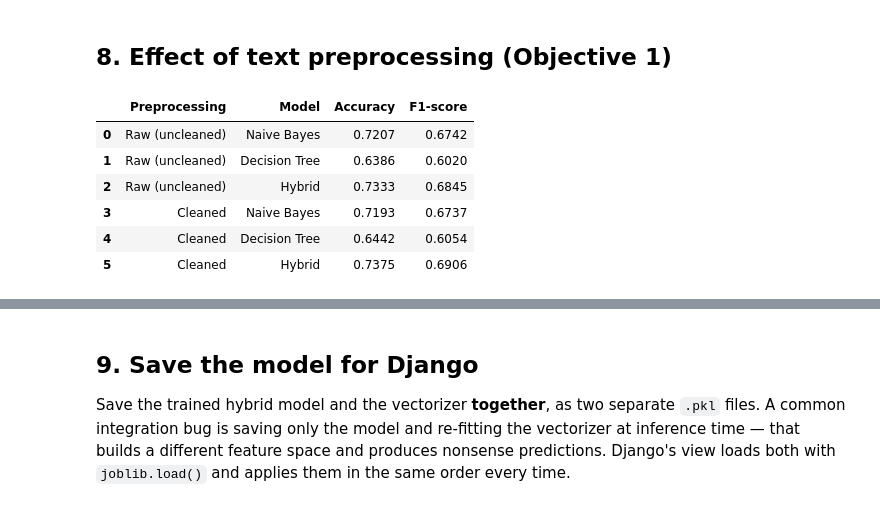
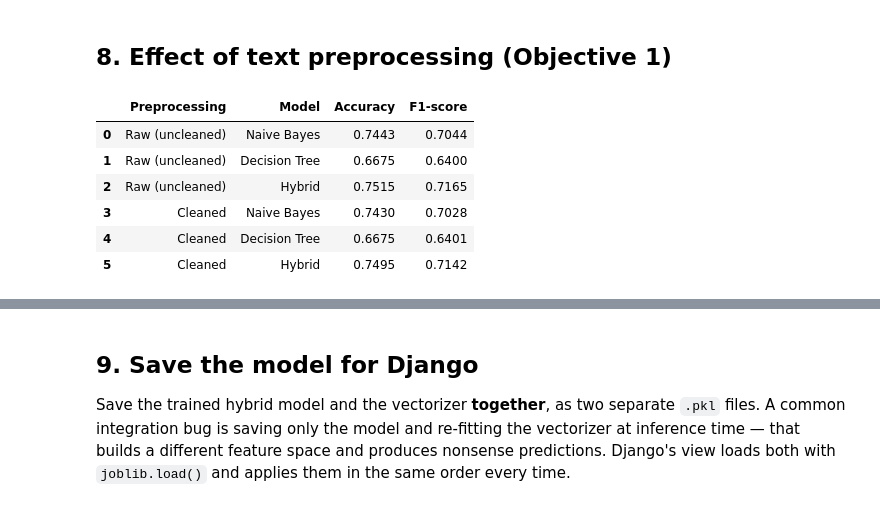
Before and after one commit to reymark-villanueva/sentiment-sorting, a Jupyter notebook: sentiment_sorting_merged_library_V2.ipynb, the cells around one changed output, grey strips where cells are left out. Drawn from its saved outputs; the diff is of its cells as text; code cells hidden in the pictures.

```diff
--- a/sentiment_sorting_merged_library_V2.ipynb
+++ b/sentiment_sorting_merged_library_V2.ipynb
@@ -98,6 +131,9 @@ the local negative and neutral classes are.
 # %%
+aug = df[df['source'] == AUG_SOURCE]
+base = df[df['source'] != AUG_SOURCE]
 train, test = train_test_split(
-    df, test_size=0.20, stratify=df['sentiment'], random_state=RANDOM_STATE)
+    base, test_size=0.20, stratify=base['sentiment'], random_state=RANDOM_STATE)
+train = pd.concat([train, aug], ignore_index=True)   # augmentation rows are training-only
 
 X_train, y_train = train['clean'], train['sentiment']
 X_test,  y_test  = test['clean'],  test['sentiment']
@@ -118,7 +154,7 @@ Library-facilities rows in test: 16
 # %% [markdown]
 ## 4. Naive Bayes
 # %%
-nb = MultinomialNB(alpha=0.3)
+nb = make_nb()
 nb.fit(Xtr, y_train)
 nb_pred = nb.predict(Xte)
 
@@ -144,7 +180,7 @@ weighted avg      0.720     0.719     0.713      1425
 # %% [markdown]
 ## 5. Decision Tree
 # %%
-dt = DecisionTreeClassifier(class_weight='balanced', min_samples_leaf=2, random_state=RANDOM_STATE)
+dt = make_dt()
 dt.fit(Xtr, y_train)
 dt_pred = dt.predict(Xte)
 
@@ -175,12 +214,19 @@ threshold, the Decision Tree decides instead.
 # %%
 class Hybrid(BaseEstimator, ClassifierMixin):
-    def __init__(self, threshold=0.9):
+    def __init__(self, threshold=0.9, nb_alpha=0.3, calibration=None, max_depth=None, min_samples_leaf=2):
         self.threshold = threshold
+        self.nb_alpha = nb_alpha
+        self.calibration = calibration
+        self.max_depth = max_depth
+        self.min_samples_leaf = min_samples_leaf
 
     def fit(self, X, y):
-        self.nb_ = MultinomialNB(alpha=0.3).fit(X, y)
-        self.dt_ = DecisionTreeClassifier(class_weight='balanced', min_samples_leaf=2,
-                                          random_state=RANDOM_STATE).fit(X, y)
+        nb = MultinomialNB(alpha=self.nb_alpha)
+        self.nb_ = nb if self.calibration is None else CalibratedClassifierCV(nb, method=self.calibration, cv=5)
+        self.nb_.fit(X, y)
+        self.dt_ = DecisionTreeClassifier(class_weight='balanced', max_depth=self.max_depth,
+                                          min_samples_leaf=self.min_samples_leaf,
+                                          random_state=42).fit(X, y)
         return self
 
     def predict(self, X):
@@ -191,7 +237,12 @@ class Hybrid(BaseEstimator, ClassifierMixin):
             pred[low_confidence] = self.dt_.predict(X[low_confidence])
         return pred
 
-hybrid = Hybrid(threshold=0.9)
+def make_hybrid():
+    return Hybrid(threshold=HYBRID_THRESHOLD, nb_alpha=NB_ALPHA, calibration=NB_CALIBRATION,
+                  max_depth=DT_MAX_DEPTH, min_samples_leaf=DT_MIN_SAMPLES_LEAF)
+
+
+hybrid = make_hybrid()
 hybrid.fit(Xtr, y_train)
 hybrid_pred = hybrid.predict(Xte)
 
@@ -256,45 +358,44 @@ vectorizer_raw = CountVectorizer(ngram_range=(1, 2), min_df=2)
 Xtr_raw = vectorizer_raw.fit_transform(train['text'])
 Xte_raw = vectorizer_raw.transform(test['text'])
 
-nb_raw = MultinomialNB(alpha=0.3).fit(Xtr_raw, y_train)
-dt_raw = DecisionTreeClassifier(class_weight='balanced', min_samples_leaf=2,
-                                random_state=RANDOM_STATE).fit(Xtr_raw, y_train)
-hybrid_raw = Hybrid(threshold=0.9).fit(Xtr_raw, y_train)
+nb_raw = make_nb().fit(Xtr_raw, y_train)
+dt_raw = make_dt().fit(Xtr_raw, y_train)
+hybrid_raw = make_hybrid().fit(Xtr_raw, y_train)
 
 nb_raw_pred = nb_raw.predict(Xte_raw)
 dt_raw_pred = dt_raw.predict(Xte_raw)
 hybrid_raw_pred = hybrid_raw.predict(Xte_raw)
 
 preprocessing_effect = pd.DataFrame([
     {'Preprocessing': 'Raw (uncleaned)', 'Model': 'Naive Bayes',
      'Accuracy': accuracy_score(y_test, nb_raw_pred),
      'F1-score': f1_score(y_test, nb_raw_pred, average='macro')},
     {'Preprocessing': 'Raw (uncleaned)', 'Model': 'Decision Tree',
      'Accuracy': accuracy_score(y_test, dt_raw_pred),
      'F1-score': f1_score(y_test, dt_raw_pred, average='macro')},
     {'Preprocessing': 'Raw (uncleaned)', 'Model': 'Hybrid',
      'Accuracy': accuracy_score(y_test, hybrid_raw_pred),
      'F1-score': f1_score(y_test, hybrid_raw_pred, average='macro')},
     {'Preprocessing': 'Cleaned', 'Model': 'Naive Bayes',
      'Accuracy': accuracy_score(y_test, nb_pred),
      'F1-score': f1_score(y_test, nb_pred, average='macro')},
     {'Preprocessing': 'Cleaned', 'Model': 'Decision Tree',
      'Accuracy': accuracy_score(y_test, dt_pred),
      'F1-score': f1_score(y_test, dt_pred, average='macro')},
     {'Preprocessing': 'Cleaned', 'Model': 'Hybrid',
      'Accuracy': accuracy_score(y_test, hybrid_pred),
      'F1-score': f1_score(y_test, hybrid_pred, average='macro')},
 ]).round(4)
 
 preprocessing_effect
 # %% [output]
 |  | Preprocessing | Model | Accuracy | F1-score |
-| 0 | Raw (uncleaned) | Naive Bayes | 0.7207 | 0.6742 |
-| 1 | Raw (uncleaned) | Decision Tree | 0.6386 | 0.6020 |
-| 2 | Raw (uncleaned) | Hybrid | 0.7333 | 0.6845 |
-| 3 | Cleaned | Naive Bayes | 0.7193 | 0.6737 |
-| 4 | Cleaned | Decision Tree | 0.6442 | 0.6054 |
-| 5 | Cleaned | Hybrid | 0.7375 | 0.6906 |
+| 0 | Raw (uncleaned) | Naive Bayes | 0.7443 | 0.7044 |
+| 1 | Raw (uncleaned) | Decision Tree | 0.6675 | 0.6400 |
+| 2 | Raw (uncleaned) | Hybrid | 0.7515 | 0.7165 |
+| 3 | Cleaned | Naive Bayes | 0.7430 | 0.7028 |
+| 4 | Cleaned | Decision Tree | 0.6675 | 0.6401 |
+| 5 | Cleaned | Hybrid | 0.7495 | 0.7142 |
 # %%
 # The effect, isolated: cleaned minus raw, per model.
 delta = preprocessing_effect.pivot(index='Model', columns='Preprocessing', values='Accuracy')
```
Also changed, not shown: parts of 19 cells of this notebook, 31 other files.
